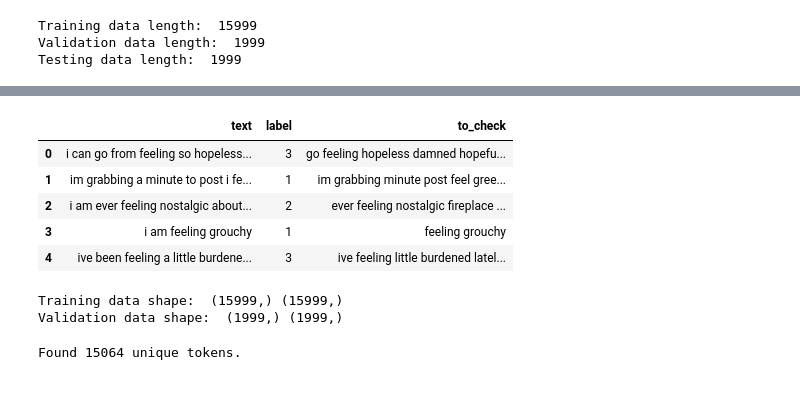
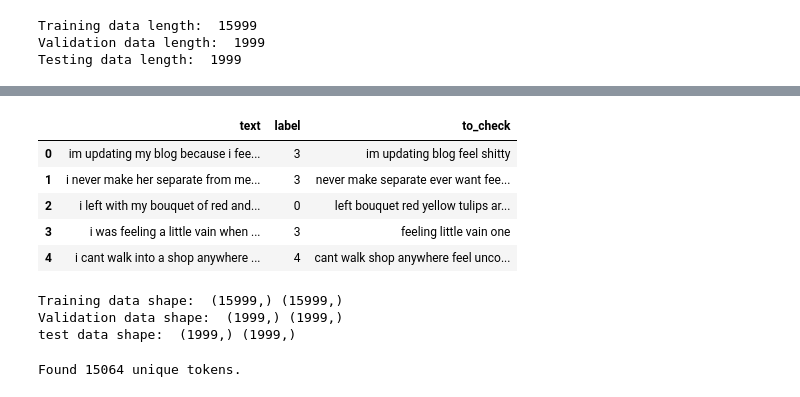
Before and after one commit to KamenDamov/NLP-Sentiment-Analysis, a Jupyter notebook: LSTM_Model.ipynb, the cells around one changed output, grey strips where cells are left out. Saved outputs shown, nothing was run; the diff lists cells and outputs as text; code cells hidden in the pictures.

```diff
--- a/LSTM_Model.ipynb
+++ b/LSTM_Model.ipynb
@@ -136,12 +128,12 @@ Encoding y values
 # %%
-df_tr.head()
+df_te.head()
 # %% [output]
 |  | text | label | to_check |
-| 0 | i can go from feeling so hopeless... | 3 | go feeling hopeless damned hopefu... |
-| 1 | im grabbing a minute to post i fe... | 1 | im grabbing minute post feel gree... |
-| 2 | i am ever feeling nostalgic about... | 2 | ever feeling nostalgic fireplace ... |
-| 3 | i am feeling grouchy | 1 | feeling grouchy |
-| 4 | ive been feeling a little burdene... | 3 | ive feeling little burdened latel... |
+| 0 | im updating my blog because i fee... | 3 | im updating blog feel shitty |
+| 1 | i never make her separate from me... | 3 | never make separate ever want fee... |
+| 2 | i left with my bouquet of red and... | 0 | left bouquet red yellow tulips ar... |
+| 3 | i was feeling a little vain when ... | 3 | feeling little vain one |
+| 4 | i cant walk into a shop anywhere ... | 4 | cant walk shop anywhere feel unco... |
 # %%
 X_tr = df_tr['to_check'].values
 y_tr = df_tr['label'].values
@@ -152,9 +144,11 @@ y_te = df_te['label'].values
 #X_train, X_test, y_train, y_test = train_test_split(X,y, test_size = 0.1, random_state = 42)
 print('Training data shape: ',X_tr.shape,y_tr.shape)
 print('Validation data shape: ',X_v.shape,y_v.shape)
+print('test data shape: ',X_te.shape,y_te.shape)
 # %% [output]
 Training data shape:  (15999,) (15999,)
 Validation data shape:  (1999,) (1999,)
+test data shape:  (1999,) (1999,)
 # %%
 #Prepare parameters
 n_words = 20000 # cut texts after this
```
Also changed, not shown: parts of 17 cells of this notebook, 2 other files.
